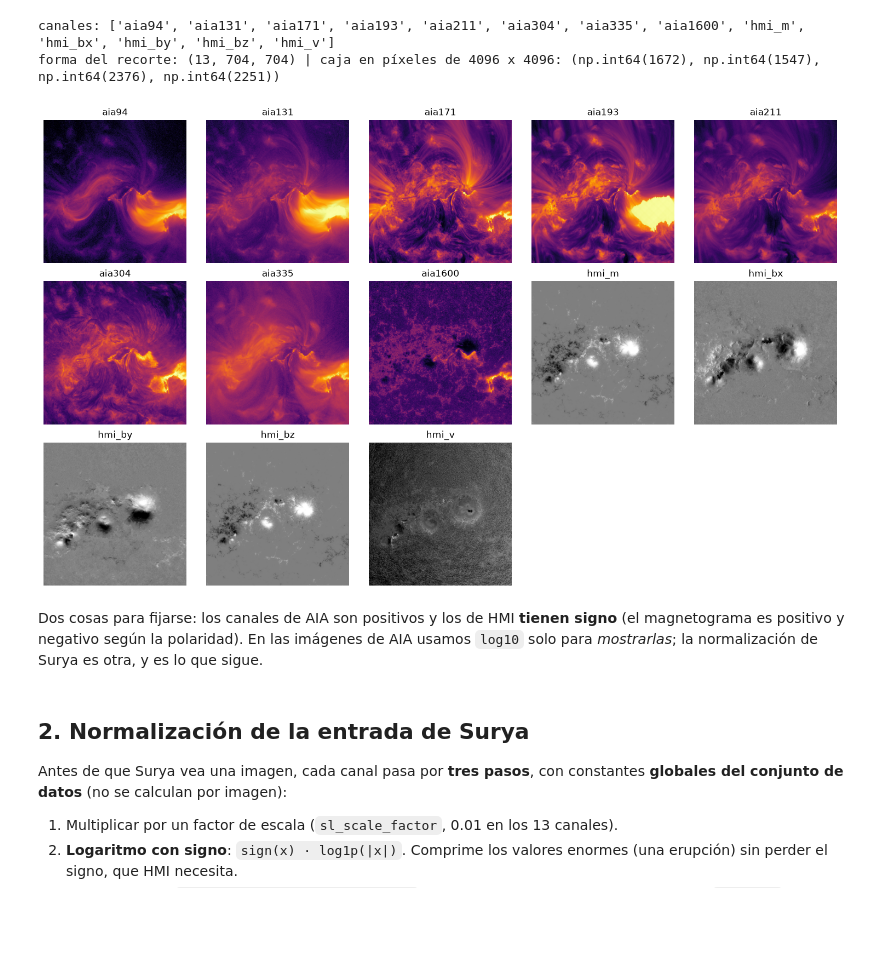
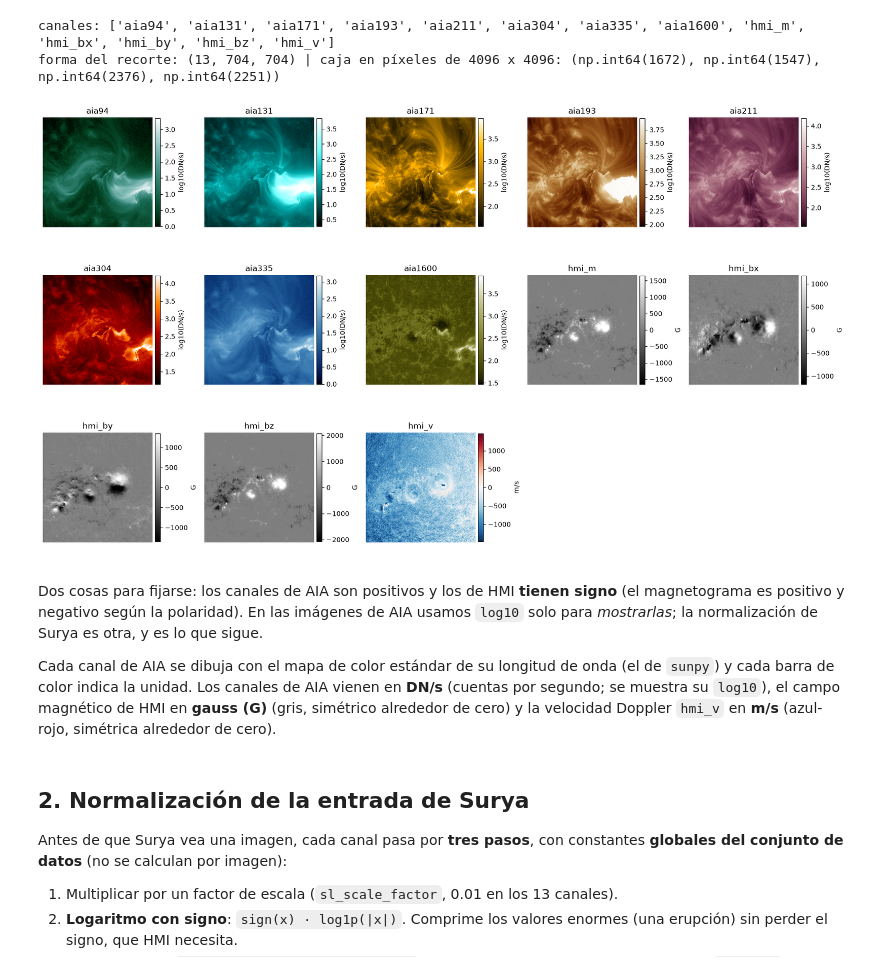
Before and after one commit to Group-of-Solar-Astrophysics/Escuela-Astrofisica-Solar-2026, a Jupyter notebook: 01_Material_por_expositor/Juan_Esteban_Agudelo_Ortiz/02_Notebooks/01_Del_dato_solar_al_caption.ipynb, the cells around one changed output. Drawn from its saved outputs; the diff is of its cells as text; code cells hidden in the pictures; blank space fills up the shorter version.

Commit message:
Cuaderno: mapas de color estandar de cada canal y barras de color con unidades
Co-Authored-By: Claude Sonnet 5.5 <noreply@anthropic.com>
Claude-Session: https://claude.ai/code/session_015Zz29Gnm2HUjYfmZmKcWpJ

```diff
--- a/01_Material_por_expositor/Juan_Esteban_Agudelo_Ortiz/02_Notebooks/01_Del_dato_solar_al_caption.ipynb
+++ b/01_Material_por_expositor/Juan_Esteban_Agudelo_Ortiz/02_Notebooks/01_Del_dato_solar_al_caption.ipynb
@@ -70,23 +70,36 @@ print("forma del recorte:", crudo.shape, "| caja en píxeles de 4096 x 4096:", (
 canales: ['aia94', 'aia131', 'aia171', 'aia193', 'aia211', 'aia304', 'aia335', 'aia1600', 'hmi_m', 'hmi_bx', 'hmi_by', 'hmi_bz', 'hmi_v']
 forma del recorte: (13, 704, 704) | caja en píxeles de 4096 x 4096: (np.int64(1672), np.int64(1547), np.int64(2376), np.int64(2251))
 # %%
-fig, ejes = plt.subplots(3, 5, figsize=(15, 9))
+import sunpy.visualization.colormaps  # registra los mapas de color de SDO: "sdoaia171", ...
+
+# Unidades tomadas de los atributos de los archivos de Surya
+unidades = {n: "DN/s" for n in canales if n.startswith("aia")}
+unidades.update({"hmi_m": "G", "hmi_bx": "G", "hmi_by": "G", "hmi_bz": "G", "hmi_v": "m/s"})
+
+fig, ejes = plt.subplots(3, 5, figsize=(17, 10))
 for ax, nombre, imagen in zip(ejes.ravel(), canales, crudo):
     if nombre.startswith("aia"):
-        ax.imshow(np.log10(np.clip(imagen, 1, None)), origin="lower", cmap="inferno")
+        # escala logarítmica solo para mostrar; el mapa de color es el estándar de cada canal de AIA
+        img = ax.imshow(np.log10(np.clip(imagen, 1, None)), origin="lower", cmap=f"sdo{nombre}")
+        etiqueta = f"log10({unidades[nombre]})"
     else:
         limite = np.percentile(np.abs(imagen), 99.5)
-        ax.imshow(imagen, origin="lower", cmap="gray", vmin=-limite, vmax=limite)
+        cmap = "RdBu_r" if nombre == "hmi_v" else "gray"
+        img = ax.imshow(imagen, origin="lower", cmap=cmap, vmin=-limite, vmax=limite)
+        etiqueta = unidades[nombre]
     ax.set_title(nombre)
     ax.axis("off")
+    fig.colorbar(img, ax=ax, fraction=0.046, pad=0.02, label=etiqueta)
 for ax in ejes.ravel()[len(canales):]:
     ax.axis("off")
 plt.tight_layout()
 plt.show()
 # %% [output]
-[figure, old version]
+[figure, new version]
 # %% [markdown]
 Dos cosas para fijarse: los canales de AIA son positivos y los de HMI **tienen signo** (el magnetograma es positivo y negativo según la polaridad). En las imágenes de AIA usamos `log10` solo para *mostrarlas*; la normalización de Surya es otra, y es lo que sigue.
+
+Cada canal de AIA se dibuja con el mapa de color estándar de su longitud de onda (el de `sunpy`) y cada barra de color indica la unidad. Los canales de AIA vienen en **DN/s** (cuentas por segundo; se muestra su `log10`), el campo magnético de HMI en **gauss (G)** (gris, simétrico alrededor de cero) y la velocidad Doppler `hmi_v` en **m/s** (azul-rojo, simétrica alrededor de cero).
 # %% [markdown]
 ## 2. Normalización de la entrada de Surya
 
```
